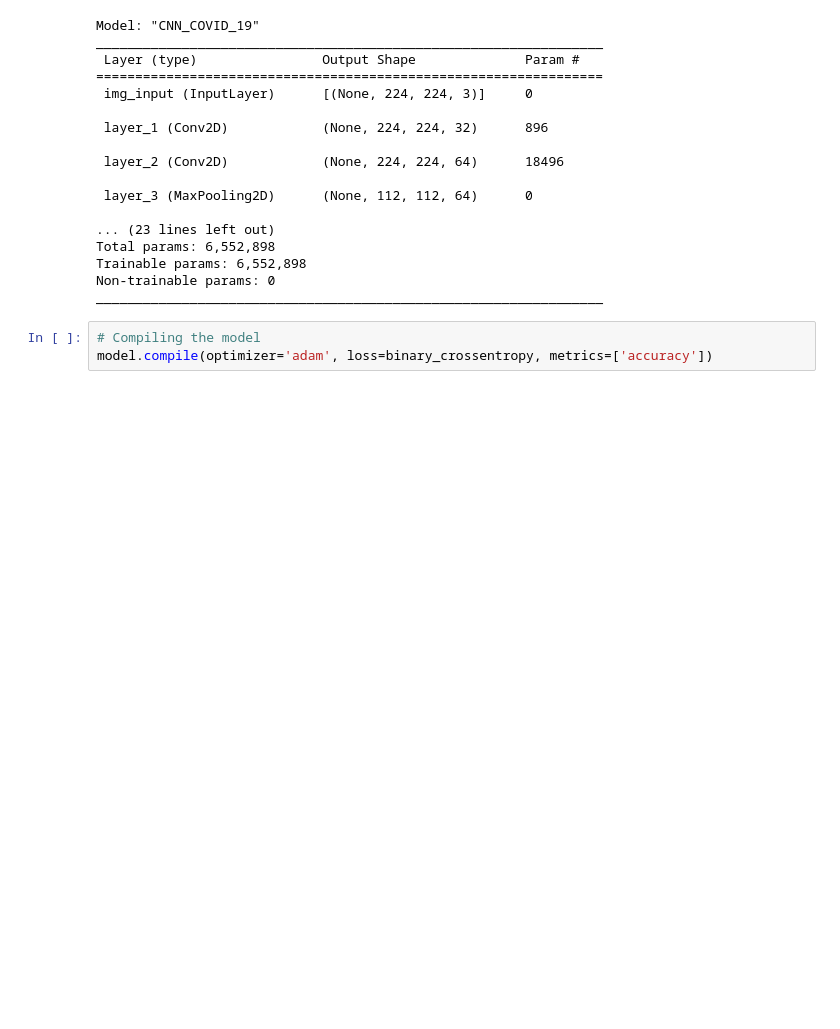
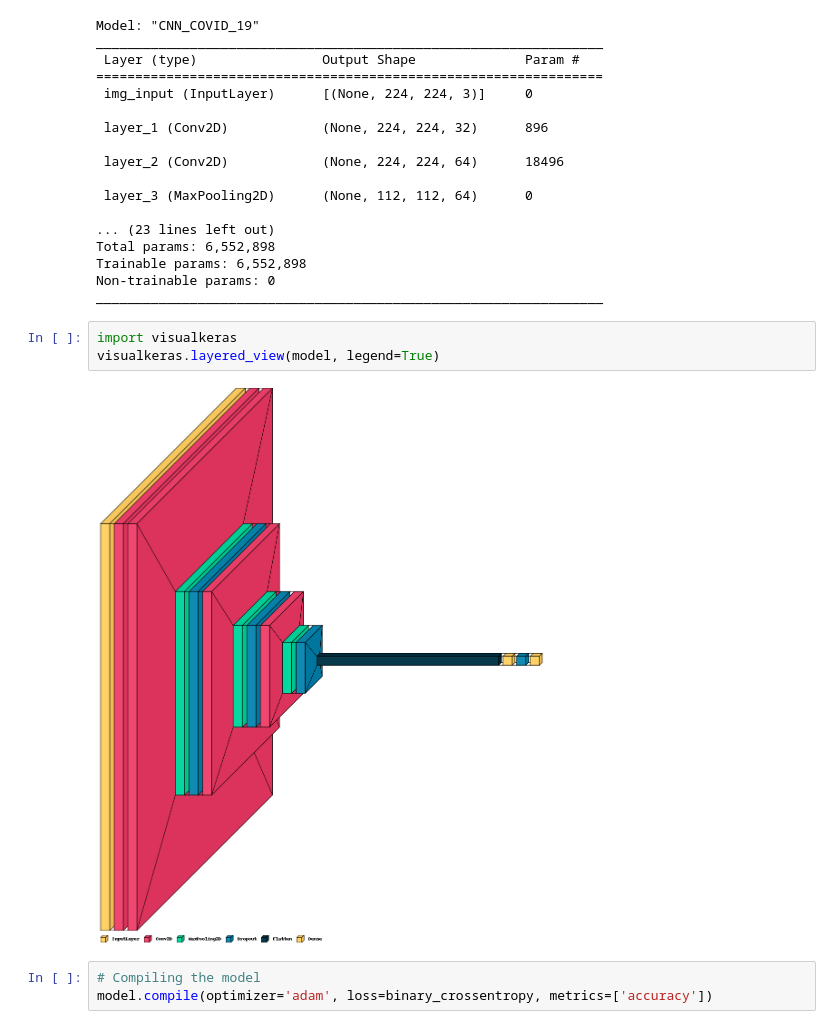
Before and after one commit to Ibrahim-Ehab/COVID-19_detection_using-CNN, a Jupyter notebook: COVID_19_Detiction_Using_CNN_DenseNet.ipynb, the cells around one changed output. Cells and saved outputs as stored; diff of their text form; blank space fills up the shorter version.

```diff
--- a/COVID_19_Detiction_Using_CNN_DenseNet.ipynb
+++ b/COVID_19_Detiction_Using_CNN_DenseNet.ipynb
@@ -120,6 +133,11 @@ Total params: 6,552,898
 Trainable params: 6,552,898
 Non-trainable params: 0
 _________________________________________________________________
+# %%
+import visualkeras
+visualkeras.layered_view(model, legend=True)
+# %% [output]
+[figure, added]
 # %%
 # Compiling the model
 model.compile(optimizer='adam', loss=binary_crossentropy, metrics=['accuracy'])
```
Also changed, not shown: parts of 9 cells of this notebook.
